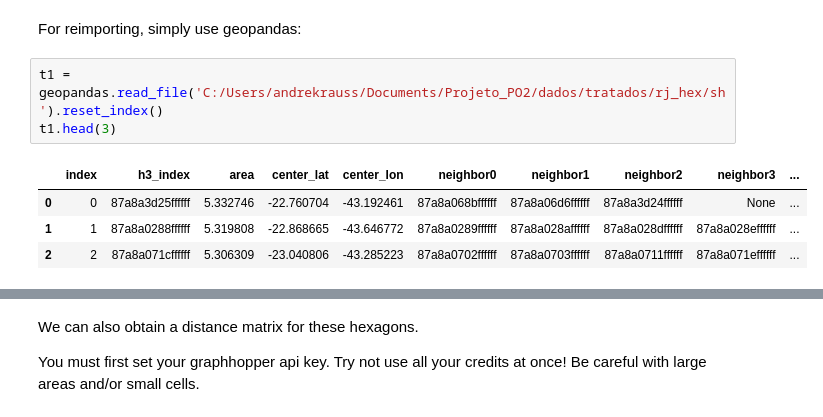
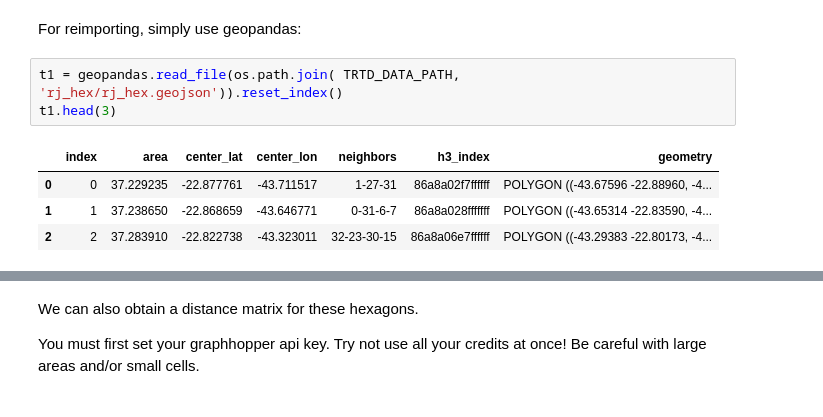
Before and after one commit to Giovanni3A/Projeto_PO2, a Jupyter notebook: notebooks/discretization_example.ipynb, the cells around one changed output, grey strips where cells are left out. Drawn from its saved outputs; the diff is of its cells as text.

```diff
--- a/notebooks/discretization_example.ipynb
+++ b/notebooks/discretization_example.ipynb
@@ -89,11 +94,11 @@ import fiona; fiona.supported_drivers
 # %% [markdown]
 For reimporting, simply use geopandas:
 # %%
-t1 = geopandas.read_file('C:/Users/andrekrauss/Documents/Projeto_PO2/dados/tratados/rj_hex/sh').reset_index()
+t1 = geopandas.read_file(os.path.join( TRTD_DATA_PATH, 'rj_hex/rj_hex.geojson')).reset_index()
 t1.head(3)
 # %% [output]
-|  | index | h3_index | area | center_lat | center_lon | neighbor0 | neighbor1 | neighbor2 | neighbor3 | ... |
-| 0 | 0 | 87a8a3d25ffffff | 5.332746 | -22.760704 | -43.192461 | 87a8a068bffffff | 87a8a06d6ffffff | 87a8a3d24ffffff | None | ... |
-| 1 | 1 | 87a8a0288ffffff | 5.319808 | -22.868665 | -43.646772 | 87a8a0289ffffff | 87a8a028affffff | 87a8a028dffffff | 87a8a028effffff | ... |
-| 2 | 2 | 87a8a071cffffff | 5.306309 | -23.040806 | -43.285223 | 87a8a0702ffffff | 87a8a0703ffffff | 87a8a0711ffffff | 87a8a071effffff | ... |
+|  | index | area | center_lat | center_lon | neighbors | h3_index | geometry |
+| 0 | 0 | 37.229235 | -22.877761 | -43.711517 | 1-27-31 | 86a8a02f7ffffff | POLYGON ((-43.67596 -22.88960, -4... |
+| 1 | 1 | 37.238650 | -22.868659 | -43.646771 | 0-31-6-7 | 86a8a028fffffff | POLYGON ((-43.65314 -22.83590, -4... |
+| 2 | 2 | 37.283910 | -22.822738 | -43.323011 | 32-23-30-15 | 86a8a06e7ffffff | POLYGON ((-43.29383 -22.80173, -4... |
 # %%
```
Also changed, not shown: parts of 8 cells of this notebook, 8 other files.
